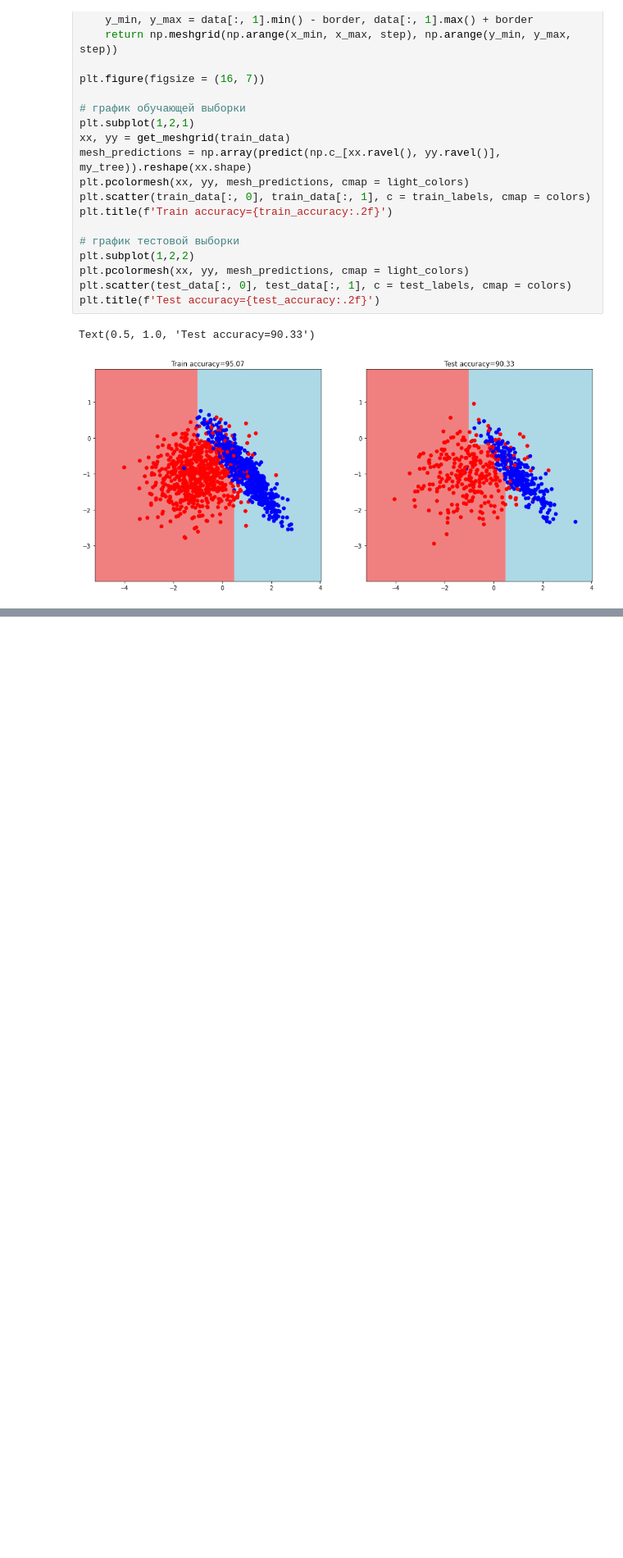
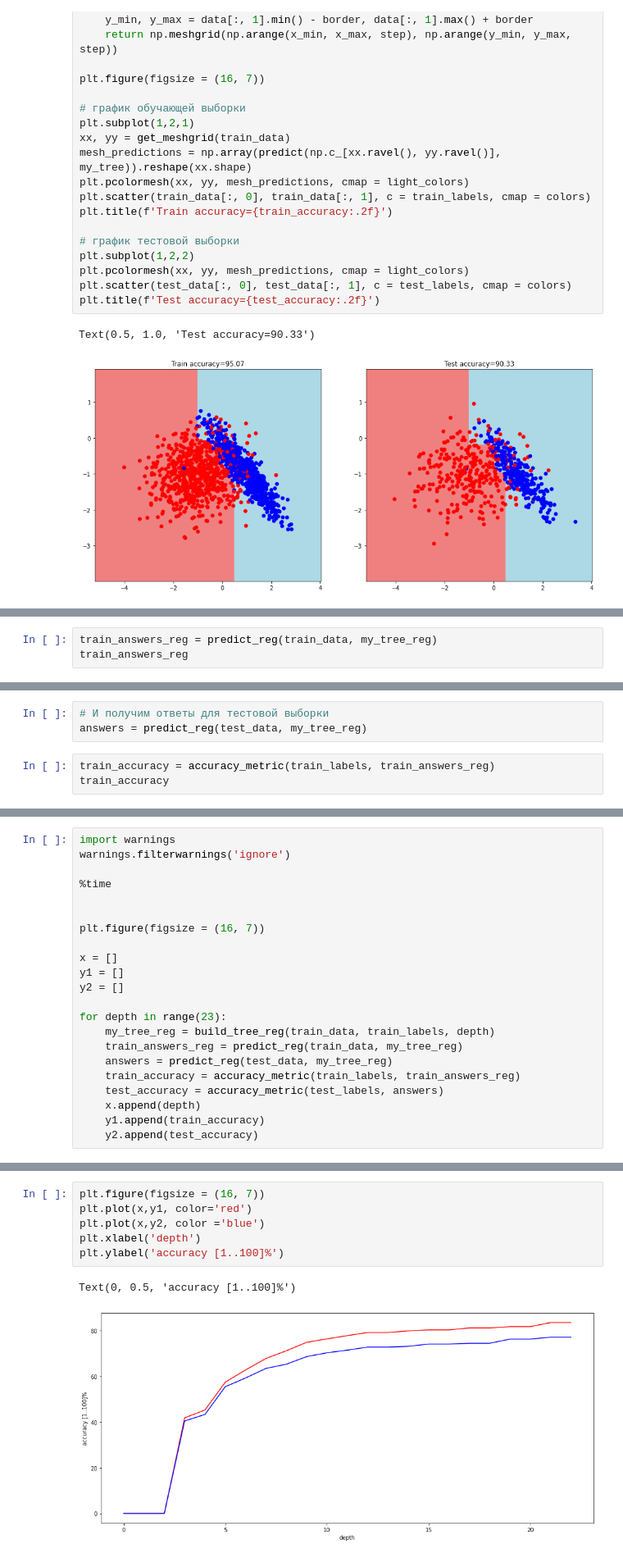
Before and after one commit to achinyaev/algoritm20210802, a Jupyter notebook: hw04.ipynb, the cells around one changed output, grey strips where cells are left out. Shown at 82% size. Drawn from its saved outputs; the diff is of its cells as text; blank space fills up the shorter version.

```diff
--- a/hw04.ipynb
+++ b/hw04.ipynb
@@ -370,0 +544,3 @@ Text(0.5, 1.0, 'Test accuracy=90.33')
+# %%
+train_answers_reg = predict_reg(train_data, my_tree_reg)
+train_answers_reg
@@ -370,0 +565,6 @@ Text(0.5, 1.0, 'Test accuracy=90.33')
+# %%
+# И получим ответы для тестовой выборки
+answers = predict_reg(test_data, my_tree_reg)
+# %%
+train_accuracy = accuracy_metric(train_labels, train_answers_reg)
+train_accuracy
@@ -370,0 +578,22 @@ Text(0.5, 1.0, 'Test accuracy=90.33')
+# %%
+import warnings
+warnings.filterwarnings('ignore')
+
+%time
+
+
+plt.figure(figsize = (16, 7))
+
+x = []
+y1 = []
+y2 = []
+
+for depth in range(23):
+    my_tree_reg = build_tree_reg(train_data, train_labels, depth)
+    train_answers_reg = predict_reg(train_data, my_tree_reg)
+    answers = predict_reg(test_data, my_tree_reg)
+    train_accuracy = accuracy_metric(train_labels, train_answers_reg)
+    test_accuracy = accuracy_metric(test_labels, answers)
+    x.append(depth)
+    y1.append(train_accuracy)
+    y2.append(test_accuracy)
@@ -370,0 +603,9 @@ Text(0.5, 1.0, 'Test accuracy=90.33')
+# %%
+plt.figure(figsize = (16, 7))
+plt.plot(x,y1, color='red')
+plt.plot(x,y2, color ='blue')
+plt.xlabel('depth')
+plt.ylabel('accuracy [1..100]%')
+# %% [output]
+Text(0, 0.5, 'accuracy [1..100]%')
+[figure, added]
```
Also changed, not shown: parts of 21 cells of this notebook.
